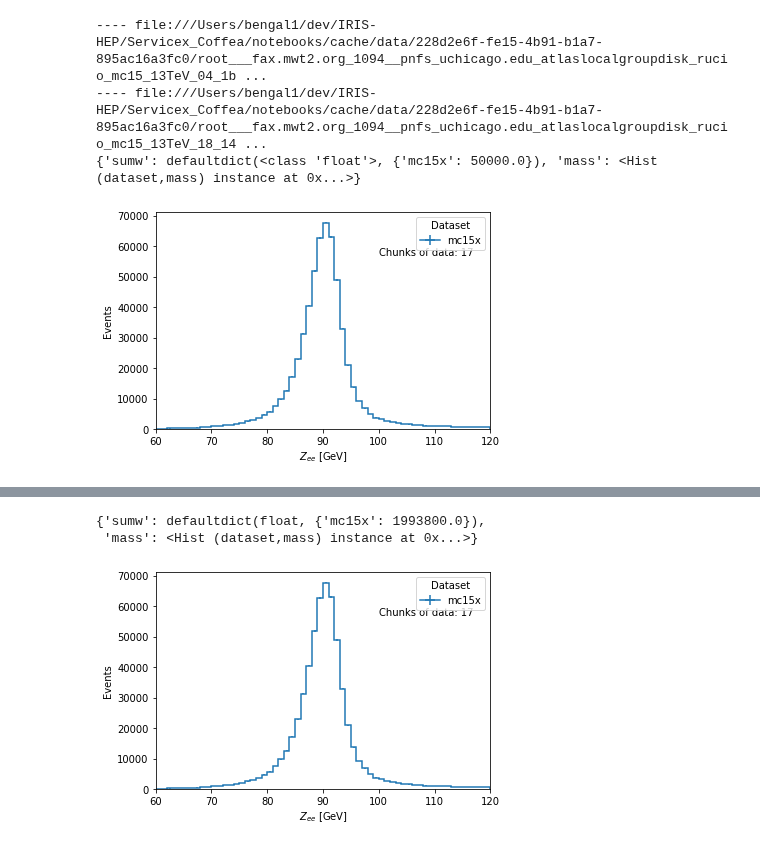
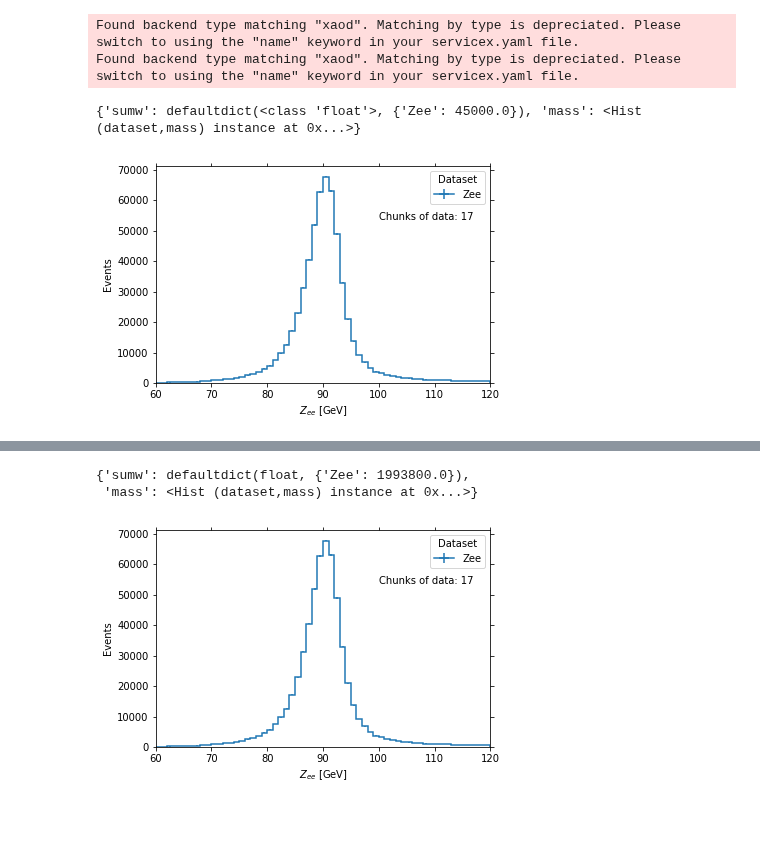
Before and after one commit to CoffeaTeam/coffea, a Jupyter notebook: binder/servicex/ATLAS/LocalExample.ipynb, the cells around one changed output, grey strips where cells are left out. Saved outputs shown, nothing was run; the diff lists cells and outputs as text; code cells hidden in the pictures; blank space fills up the shorter version.

Commit message:
Get metadata working
* Metadata is now correctly filled in

```diff
--- a/binder/servicex/ATLAS/LocalExample.ipynb
+++ b/binder/servicex/ATLAS/LocalExample.ipynb
@@ -10,19 +13,22 @@ from IPython.display import display, update_display, HTML
 # %%
 dids = ['mc15_13TeV:mc15_13TeV.361106.PowhegPythia8EvtGen_AZNLOCTEQ6L1_Zee.merge.DAOD_STDM3.e3601_s2576_s2132_r6630_r6264_p2363_tid05630052_00']
 datasets = [
-    ServiceXDataset(did, backend_type='xaod', ignore_cache=False)
+    ServiceXDataset(did, backend_name='dev_xaod', ignore_cache=False)
     for did in dids
 ]
 # %%
-leptons_per_event_query = FuncAdlDataset() \
+leptons_per_event_query = ServiceXSourceXAOD('dummy_dataset') \
         .Select(lambda e: e.Electrons("Electrons")) \
         .Select(lambda eles: eles.Where(lambda e: e.pt()/1000.0 > 30.0)) \
         .Select(lambda eles: eles.Where(lambda e: abs(e.eta()) < 2.5)) \
         .Where(lambda eles: len(eles) == 2) \
         .Select(lambda ls: (ls.Select(lambda e: e.pt()/1000.0), ls.Select(lambda e: e.eta()), ls.Select(lambda e: e.phi()), ls.Select(lambda e: e.m()/1000.0), ls.Select(lambda e: e.charge()))) \
         .AsROOTTTree('data.root', 'mytree', ('electrons_pt', 'electrons_eta', 'electrons_phi', 'electrons_mass', 'electrons_charge'))
+# %% [output]
+Found backend type matching "xaod". Matching by type is depreciated. Please switch to using the "name" keyword in your servicex.yaml file.
+Found backend type matching "xaod". Matching by type is depreciated. Please switch to using the "name" keyword in your servicex.yaml file.
 # %%
-datasource = DataSource(query=leptons_per_event_query, metadata={}, datasets=datasets)
+datasource = DataSource(query=leptons_per_event_query, metadata={'dataset-nickname': 'Zee'}, datasets=datasets)
 # %%
 class Z_EEAnalysis(Analysis):
     @staticmethod
@@ -37,7 +43,8 @@ class Z_EEAnalysis(Analysis):
             hist.Bin("mass", "$Z_{ee}$ [GeV]", 60, 60, 120),
         )
 
-        dataset = events.metadata['dataset']
+        dataset = events.metadata['dataset-nickname']
+
         electrons = events.electrons
 
         # Form the invar mass, plot.
@@ -60,31 +67,29 @@ executor = LocalExecutor()
 # %%
 %matplotlib inline
 async def plot_stream(accumulator_stream):
   global first
   fig, axes = plt.subplots()
   first = True
 
 
   count = 0
   async for coffea_info in accumulator_stream:
     print(coffea_info)
     hist.plot1d(coffea_info['mass'], ax=axes)
 
     count += 1
-    plt.text(0.95, 0.8, f'Chunks of data: {count}', horizontalalignment='right', transform=axes.transAxes)
+    plt.text(0.95, 0.75, f'Chunks of data: {count}', horizontalalignment='right', transform=axes.transAxes)
 
     # Either display it or update a previous version of the plot
     if first:
         display(fig, display_id='mass_update')
         first = False
     else:
         update_display(fig, display_id='mass_update')
   return coffea_info
 
 await plot_stream(executor.execute(analysis, datasource))
 # plt.close()  # Prevents another copy of the plot showing up in the notebook
 # %% [output]
----- file:///Users/bengal1/dev/IRIS-HEP/Servicex_Coffea/notebooks/cache/data/228d2e6f-fe15-4b91-b1a7-895ac16a3fc0/root___fax.mwt2.org_1094__pnfs_uchicago.edu_atlaslocalgroupdisk_rucio_mc15_13TeV_04_1b ...
----- file:///Users/bengal1/dev/IRIS-HEP/Servicex_Coffea/notebooks/cache/data/228d2e6f-fe15-4b91-b1a7-895ac16a3fc0/root___fax.mwt2.org_1094__pnfs_uchicago.edu_atlaslocalgroupdisk_rucio_mc15_13TeV_18_14 ...
-{'sumw': defaultdict(<class 'float'>, {'mc15x': 50000.0}), 'mass': <Hist (dataset,mass) instance at 0x...>}
+{'sumw': defaultdict(<class 'float'>, {'Zee': 45000.0}), 'mass': <Hist (dataset,mass) instance at 0x...>}
-[figure, old version]
+[figure, new version]
@@ -108,3 +112,3 @@ await plot_stream(executor.execute(analysis, datasource))
-{'sumw': defaultdict(float, {'mc15x': 1993800.0}),
+{'sumw': defaultdict(float, {'Zee': 1993800.0}),
  'mass': <Hist (dataset,mass) instance at 0x...>}
-[figure, old version]
+[figure, new version]
```
Also changed, not shown: parts of 3 cells of this notebook, 5 other files.
